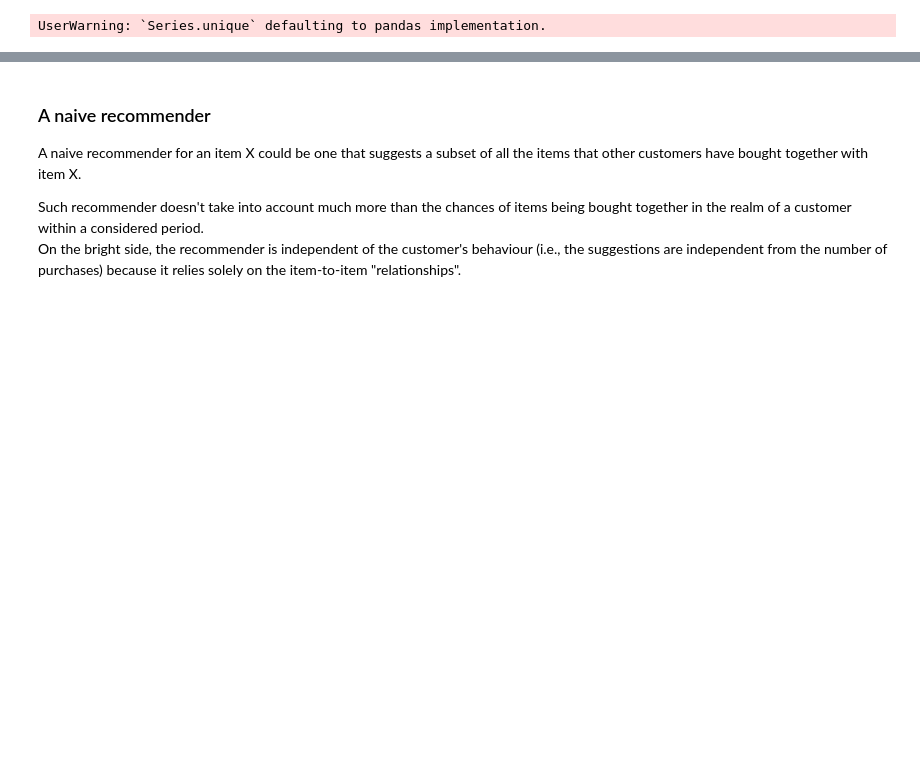
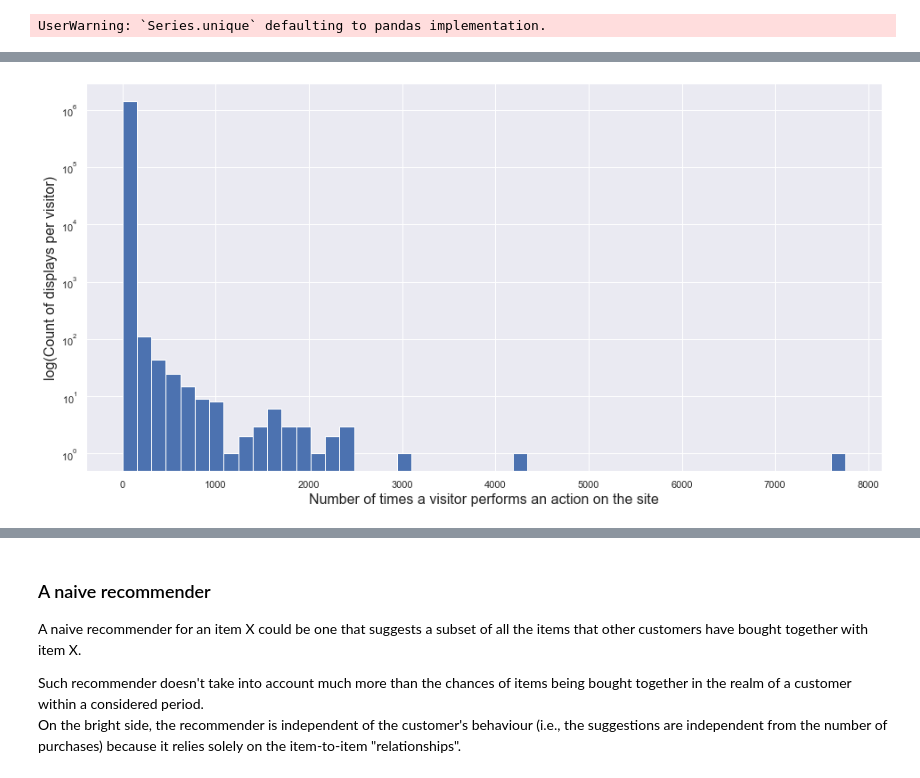
Before and after one commit to wileeam/retailrocket-recommender-system, a Jupyter notebook: retailrocket-recommender-system.ipynb, the cells around one changed output, grey strips where cells are left out. Cells and saved outputs as stored; diff of their text form; code cells hidden in the pictures; blank space fills up the shorter version.

```diff
--- a/retailrocket-recommender-system.ipynb
+++ b/retailrocket-recommender-system.ipynb
@@ -226,0 +444,4 @@ UserWarning: `Series.unique` defaulting to pandas implementation.
+# %%
+visitors = raw_events._to_pandas().visitorid.value_counts()
+for i in [2, 5, 10, 25, 50, 100, 1000]:
+    print('Visitors that appear less than {:>4} times: {}%'.format(i, round((visitors < i).mean() * 100, 2)))
@@ -226,0 +456,8 @@ UserWarning: `Series.unique` defaulting to pandas implementation.
+# %%
+fig, ax = plt.subplots(ncols=1, figsize=(16, 8)) # Sample figsize in inches
+plt.hist(visitors.values, bins=50, log=True)
+plt.xlabel('Number of times a visitor performs an action on the site', fontsize=16)
+plt.ylabel('log(Count of displays per visitor)', fontsize=16)
+plt.show()
+# %% [output]
+[figure, added]
```
Also changed, not shown: parts of 49 cells of this notebook.
